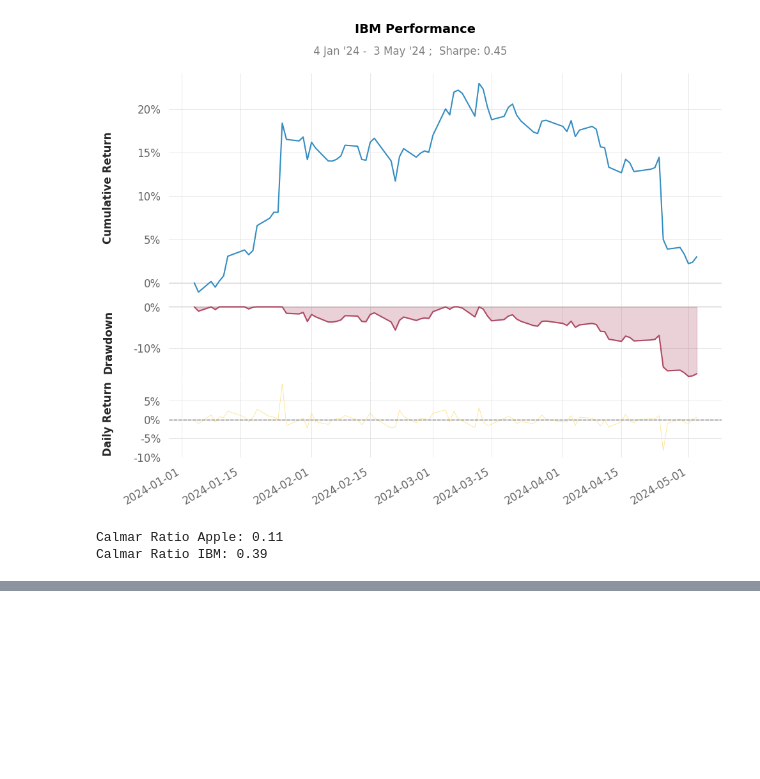
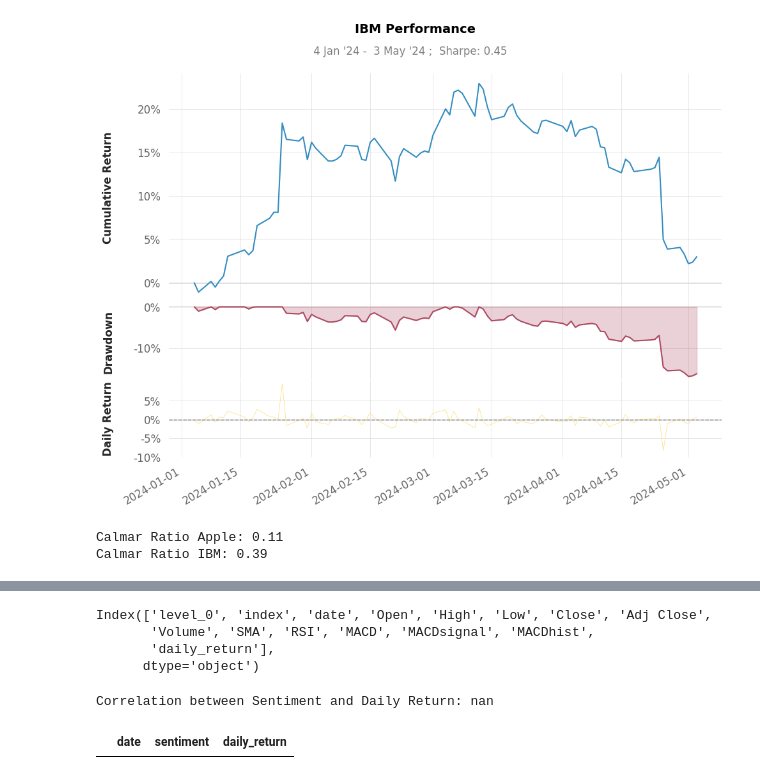
Before and after one commit to mihretgold/Financial-News-and-Stock-Price-Integration, a Jupyter notebook: notebooks/analysis2.ipynb, the cells around one changed output, grey strips where cells are left out. Cells and saved outputs as stored; diff of their text form; code cells hidden in the pictures; blank space fills up the shorter version.

```diff
--- a/notebooks/analysis2.ipynb
+++ b/notebooks/analysis2.ipynb
@@ -329,0 +391,2 @@ Calmar Ratio IBM: 0.39
+# %%
+apple_data['daily_return'] = apple_data['Close'].pct_change()
@@ -329,0 +448,19 @@ Calmar Ratio IBM: 0.39
+# %%
+# apple_data = apple_data.reset_index(inplace=False)  # Reset index, create new 'Date' column
+apple_data = apple_data.rename(columns={'Date':'date'})
+apple_data.columns
+# %% [output]
+Index(['level_0', 'index', 'date', 'Open', 'High', 'Low', 'Close', 'Adj Close',
+       'Volume', 'SMA', 'RSI', 'MACD', 'MACDsignal', 'MACDhist',
+       'daily_return'],
+      dtype='object')
+# %%
+merged_data = pd.merge(daily_sentiment, apple_data[['date', 'daily_return']], how='inner', on='date')
+correlation = merged_data['sentiment'].corr(merged_data['daily_return'])
+print(f"Correlation between Sentiment and Daily Return: {correlation:.2f}")
+# %% [output]
+Correlation between Sentiment and Daily Return: nan
+# %%
+merged_data
+# %% [output]
+|  | date | sentiment | daily_return |
```
Also changed, not shown: parts of 16 cells of this notebook.
